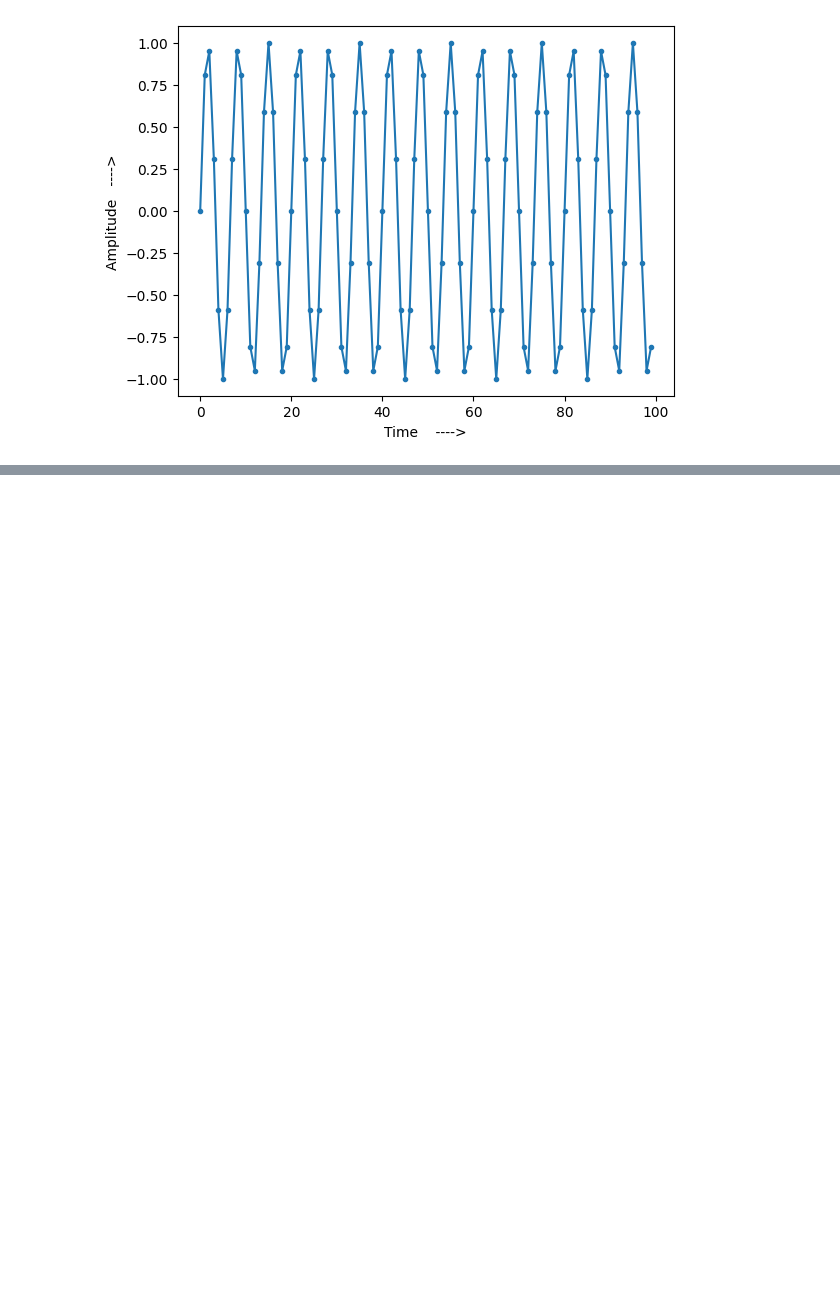
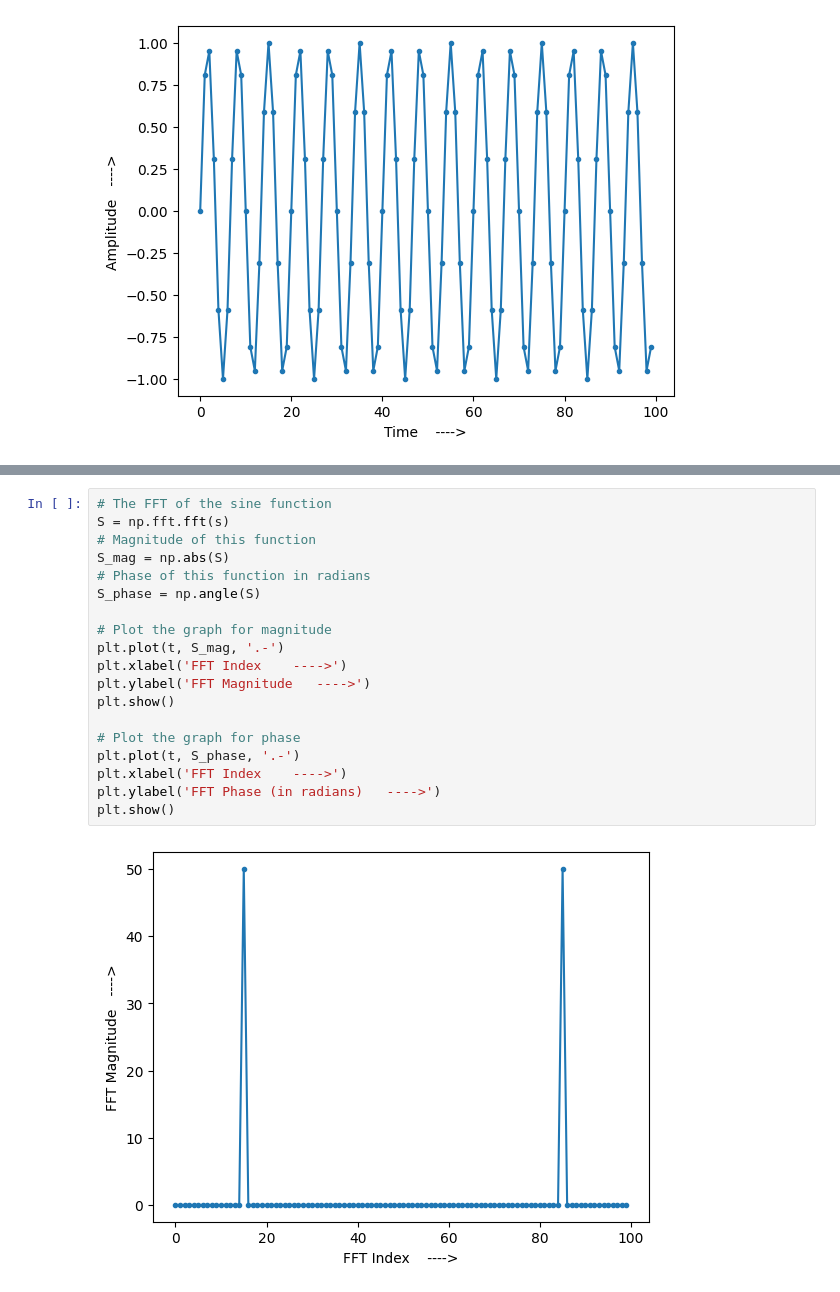
Before and after one commit to rstar900/PySDR, a Jupyter notebook: 01_frequency_domain.ipynb, the cells around one changed output, grey strips where cells are left out. Saved outputs shown, nothing was run; the diff lists cells and outputs as text; blank space fills up the shorter version.

Commit message:
Added normal FFT plot for sine function

```diff
--- a/01_frequency_domain.ipynb
+++ b/01_frequency_domain.ipynb
@@ -22,0 +27,21 @@ plt.show()
+# %%
+# The FFT of the sine function
+S = np.fft.fft(s)
+# Magnitude of this function
+S_mag = np.abs(S)
+# Phase of this function in radians
+S_phase = np.angle(S)
+
+# Plot the graph for magnitude
+plt.plot(t, S_mag, '.-')
+plt.xlabel('FFT Index    ---->')
+plt.ylabel('FFT Magnitude   ---->')
+plt.show()
+
+# Plot the graph for phase
+plt.plot(t, S_phase, '.-')
+plt.xlabel('FFT Index    ---->')
+plt.ylabel('FFT Phase (in radians)   ---->')
+plt.show()
+# %% [output]
+[figure, added]
```
Also changed, not shown: parts of 3 cells of this notebook.
